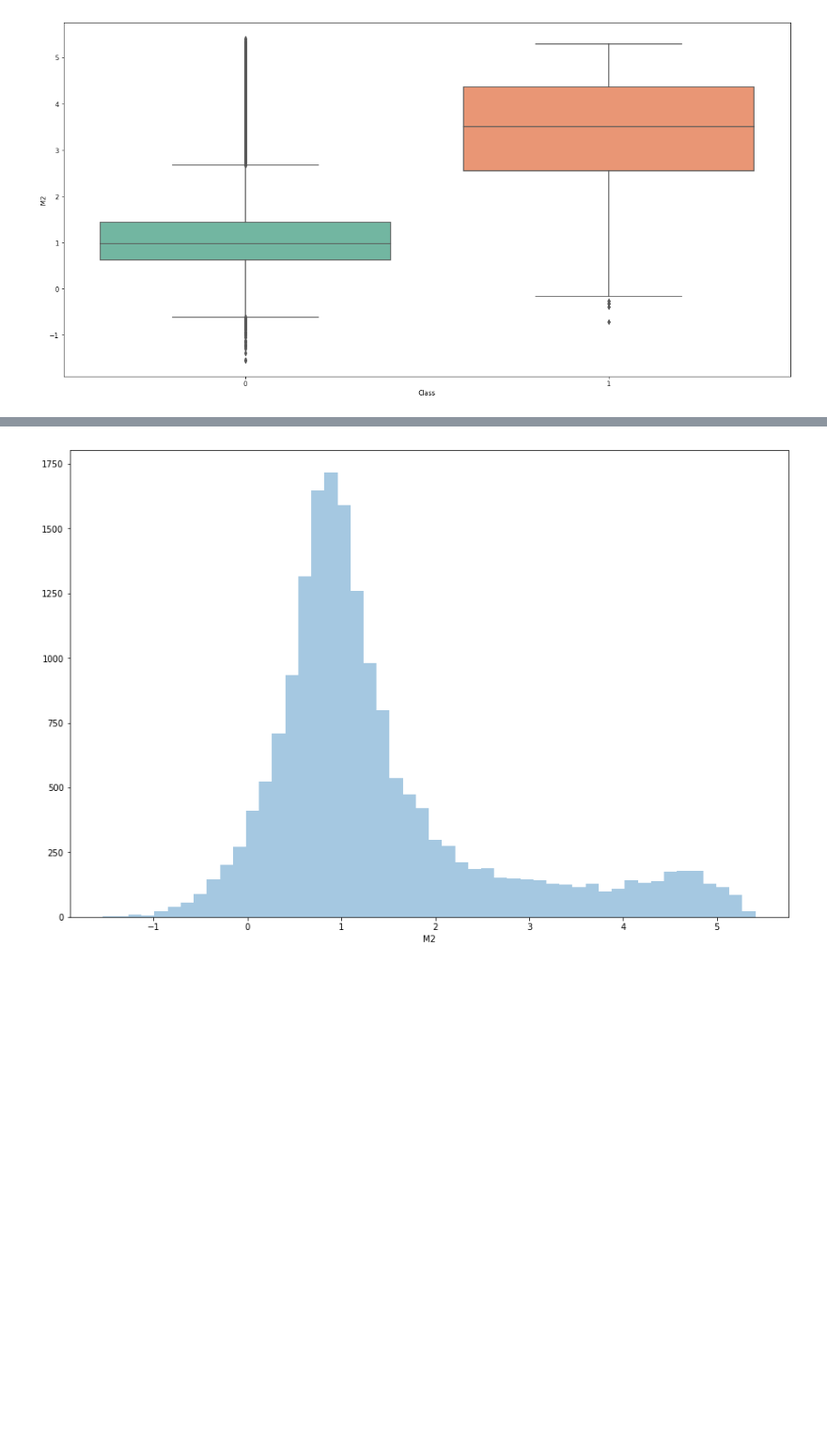
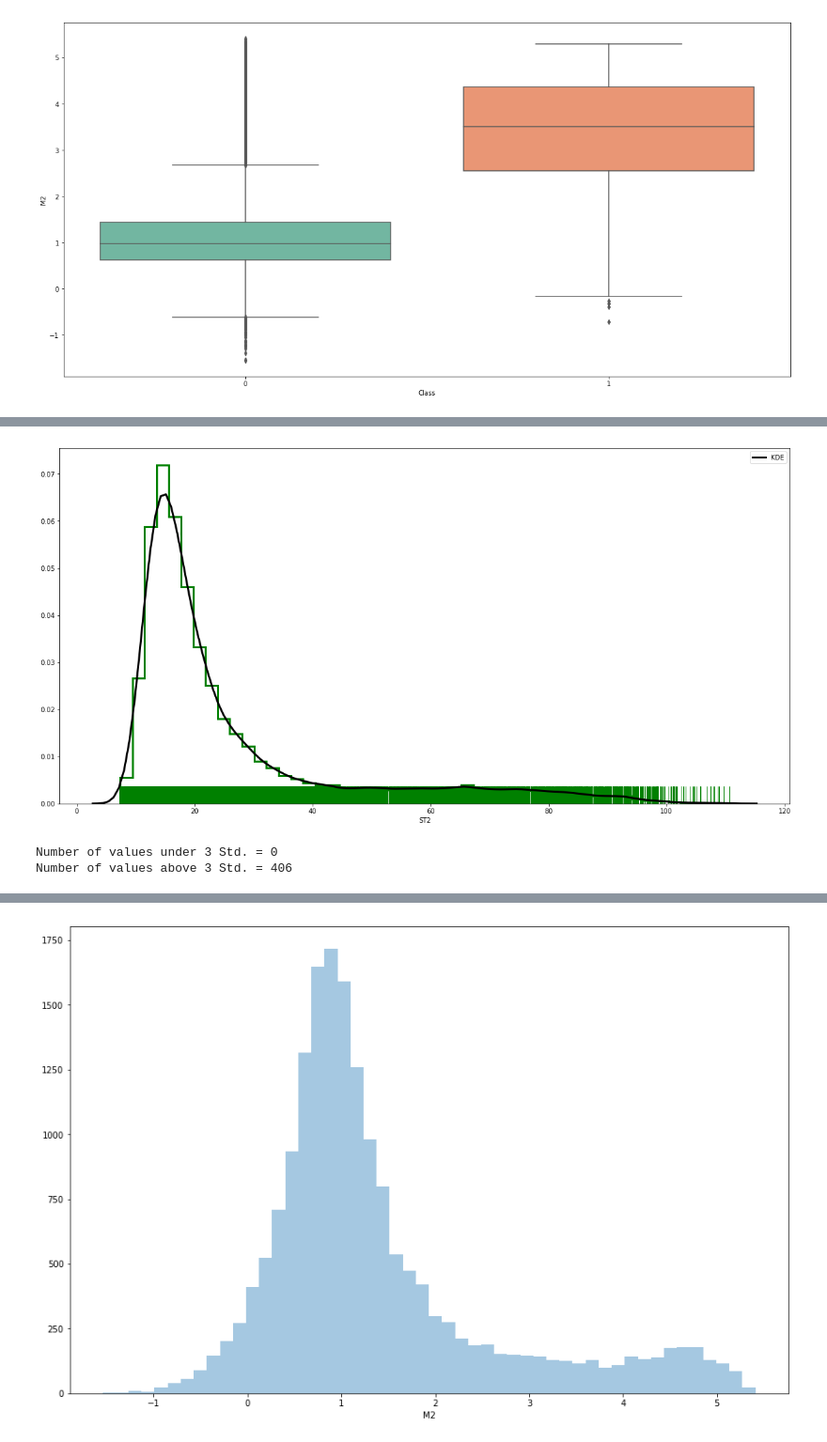
Before and after one commit to nhendersonkuns/awesomedataminers, a Jupyter notebook: pulsars.ipynb, the cells around one changed output, grey strips where cells are left out. Shown at 94% size. Drawn from its saved outputs; the diff is of its cells as text; code cells hidden in the pictures; blank space fills up the shorter version.

```diff
--- a/pulsars.ipynb
+++ b/pulsars.ipynb
@@ -339,0 +350,18 @@ plt.show()
+# %%
+fig, axes = plt.subplots(1,1,figsize = (20,10))
+axes = sns.distplot(pulsars_Df['ST2'],rug=True, rug_kws={"color": "g"},
+                   kde_kws={"color": "k", "lw": 3, "label": "KDE"},
+                   hist_kws={"histtype": "step", "linewidth": 3,
+                            "alpha": 1, "color": "g"})
+plt.show()
+# %% [output]
+[figure, added]
+# %%
+# Check how many values of ST2 variable are over or below 3 std deviations
+a = np.mean(pulsars_Df['ST2']) - (3 * np.std(pulsars_Df['ST2']))
+b = np.mean(pulsars_Df['ST2']) + (3 * np.std(pulsars_Df['ST2']))
+print("Number of values under 3 Std. = %s" %pulsars_Df[pulsars_Df['ST2'] < a]['Class'].count())
+print("Number of values above 3 Std. = %s" %pulsars_Df[pulsars_Df['ST2'] > b]['Class'].count())
+# %% [output]
+Number of values under 3 Std. = 0
+Number of values above 3 Std. = 406
```
Also changed, not shown: parts of 7 cells of this notebook.
